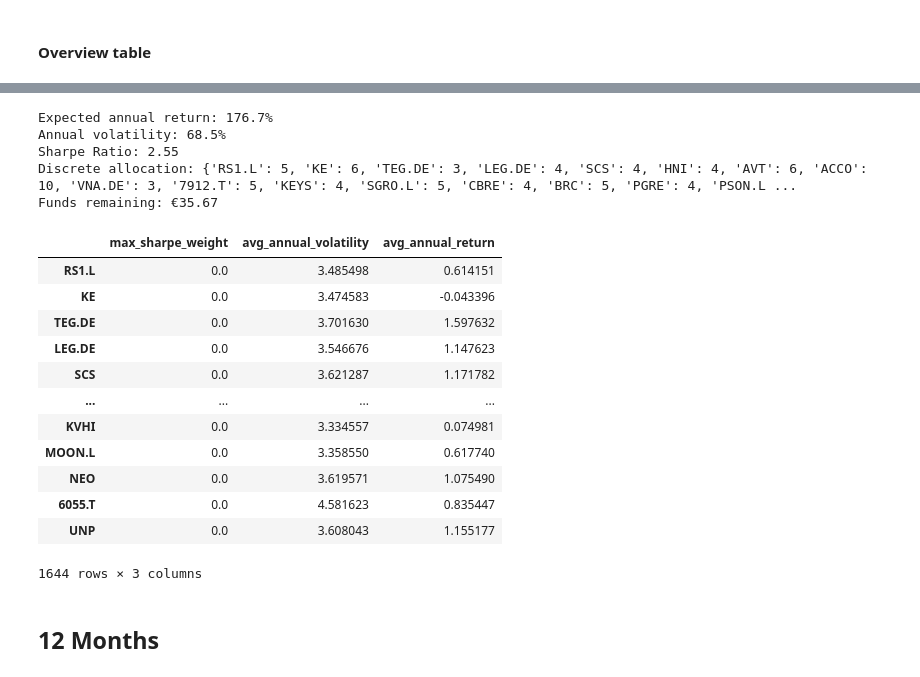
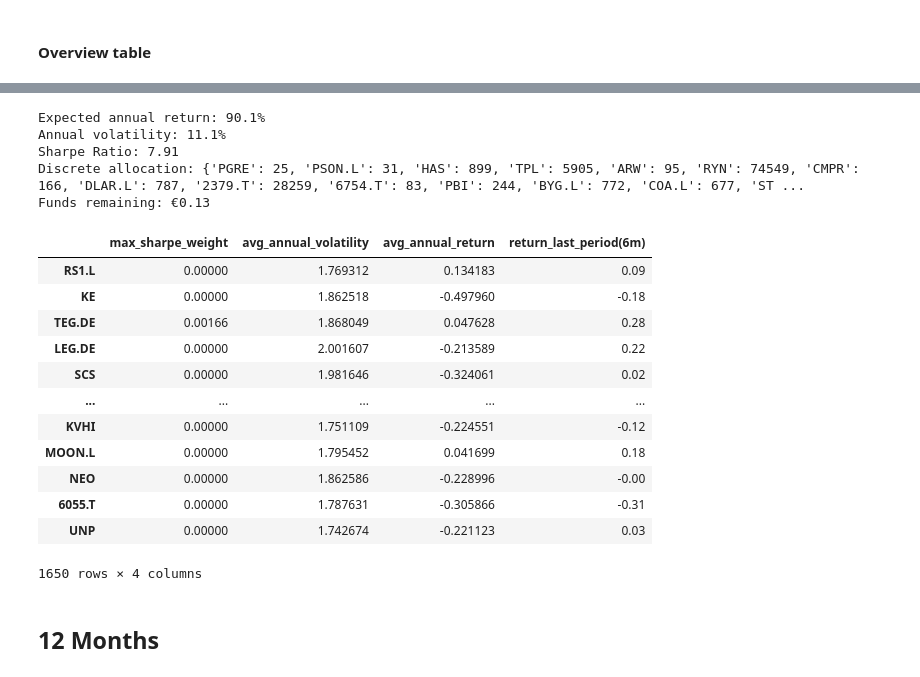
Before and after one commit to Herb-sh/sustainability_portfolio_optimisation, a Jupyter notebook: notebooks/4. models/XGBooster/4.3.1.XGBooster-univariate.ipynb, the cells around one changed output, grey strips where cells are left out. Cells and saved outputs as stored; diff of their text form; code cells hidden in the pictures.

```diff
--- a/notebooks/4. models/XGBooster/4.3.1.XGBooster-univariate.ipynb
+++ b/notebooks/4. models/XGBooster/4.3.1.XGBooster-univariate.ipynb
@@ -158,10 +167,10 @@ Funds remaining: €35.67
 ## 6 Months
 # %%
 importlib.reload(train_test)
-X_train, y_train, X_test, y_test = train_test.get_train_test(df_tabular, months=60, target_key='m_return_target(t+6)')
+X_train, y_train, X_test, y_test, min_datestr = train_test.get_train_test(df_tabular, months=60, target_key='m_return_target(t+6)')
 
 #
-model = xgboost.XGBRegressor(n_estimators=1000)
-model.fit(X_train, y_train,
+model_6m = xgboost.XGBRegressor(n_estimators=1000)
+model_6m.fit(X_train, y_train,
           eval_set=[(X_train, y_train), (X_test, y_test)],
           verbose=False)
@@ -168,8 +189,4 @@ model.fit(X_train, y_train,
 # %%
 months_6m = 6
-X_train_6m, y_train_6m, X_test_6m, y_test_6m = train_test.get_train_test(df_tabular, months=6,
+X_train_6m, y_train_6m, X_test_6m, y_test_6m, min_datestr = train_test.get_train_test(df_tabular, months=6,
                                                                          target_key='m_return_target(t+6)')
-
-# Predictions
-y_train_pred_6m = model.predict(X_train_6m)
-y_test_pred_6m = model.predict(X_test_6m)
@@ -181,3 +193,15 @@ y_train_mean_pred_6m, y_test_mean_pred_6m = comparison.get_train_test_mean_pred(
+# %%
+dt = datetime.strptime(min_datestr, '%Y-%m-%d')
+
+# get all training months without the last 6 months
+X_train_input_6m = X_train_6m.head(len(X_train_6m) - len(df.columns)*months_6m)
+# Get last 6 months of the training dataset and use as input to predict the next 6 months
+X_test_input_6m = X_train_6m.tail(len(df.columns)*months_6m)
+
+# Trained
+y_train_pred_6m = model_6m.predict(X_train_input_6m)
+# Predictions
+y_test_pred_6m = model_6m.predict(X_test_input_6m)
 # %% [markdown]
 ### 6 Months Actual vs Prediction
 # %%
@@ -190,9 +217,9 @@ comparison.generate_plot(df, df_tabular, y_train_mean_pred_6m, y_test_mean_pred_
 # %%
 # Get train true values followed with predicted month/s
 y_train_6m_list = y_train_6m['m_return_target(t+6)'].tolist()
-y_test_6m_list = y_test_pred_6m.tolist()
+y_pred_6m_list = y_test_pred_6m.tolist()
 #
-df_to_evaluate_6m = comparison.get_df_to_evaluate(df, y_train_1m_list, y_test_1m_list)
+df_to_evaluate_6m = comparison.get_df_from_pred_list(df, y_train_1m_list, y_pred_6m_list)
 df_to_evaluate_6m = df_to_evaluate_6m - 1
 df_to_evaluate_6m
 # %% [output]
@@ -212,38 +239,39 @@ df_to_evaluate_6m
 # %%
 importlib.reload(comparison)
 df_pred_6m, raw_weights_6m, mu_6m, S_6m, sigma_6m, sharpe_6m = comparison.get_portfolio_performance(df_to_evaluate_6m,
                                                                                                     "xgbooster_weights_6m.csv",
                                                                                                     min_avg_return=-0.5,
                                                                                                     months=12)
 comparison.create_discrete_allocation(df_pred_6m, raw_weights_6m)
 
 # Create overview
 df_view_6m = pd.DataFrame.from_dict(raw_weights_6m, orient='index', columns=['max_sharpe_weight'])
 # Extract volatilities (square root of diagonal elements)
 df_view_6m['avg_annual_volatility'] = pd.Series(np.sqrt(np.diag(S_6m)), index=S_6m.columns).values
 # Set annual returns
 df_view_6m['avg_annual_return'] = mu_6m.values
 #
+df_view_6m['return_last_period(6m)'] = round(df.tail(6).prod() - 1, 2)
 df_view_6m
 # %% [output]
-Expected annual return: 176.7%
-Annual volatility: 68.5%
-Sharpe Ratio: 2.55
-Discrete allocation: {'RS1.L': 5, 'KE': 6, 'TEG.DE': 3, 'LEG.DE': 4, 'SCS': 4, 'HNI': 4, 'AVT': 6, 'ACCO': 10, 'VNA.DE': 3, '7912.T': 5, 'KEYS': 4, 'SGRO.L': 5, 'CBRE': 4, 'BRC': 5, 'PGRE': 4, 'PSON.L ...
-Funds remaining: €35.67
+Expected annual return: 90.1%
+Annual volatility: 11.1%
+Sharpe Ratio: 7.91
+Discrete allocation: {'PGRE': 25, 'PSON.L': 31, 'HAS': 899, 'TPL': 5905, 'ARW': 95, 'RYN': 74549, 'CMPR': 166, 'DLAR.L': 787, '2379.T': 28259, '6754.T': 83, 'PBI': 244, 'BYG.L': 772, 'COA.L': 677, 'ST ...
+Funds remaining: €0.13
-|  | max_sharpe_weight | avg_annual_volatility | avg_annual_return |
-| RS1.L | 0.0 | 3.485498 | 0.614151 |
-| KE | 0.0 | 3.474583 | -0.043396 |
-| TEG.DE | 0.0 | 3.701630 | 1.597632 |
-| LEG.DE | 0.0 | 3.546676 | 1.147623 |
-| SCS | 0.0 | 3.621287 | 1.171782 |
-| ... | ... | ... | ... |
-| KVHI | 0.0 | 3.334557 | 0.074981 |
-| MOON.L | 0.0 | 3.358550 | 0.617740 |
-| NEO | 0.0 | 3.619571 | 1.075490 |
-| 6055.T | 0.0 | 4.581623 | 0.835447 |
-| UNP | 0.0 | 3.608043 | 1.155177 |
+|  | max_sharpe_weight | avg_annual_volatility | avg_annual_return | return_last_period(6m) |
+| RS1.L | 0.00000 | 1.769312 | 0.134183 | 0.09 |
+| KE | 0.00000 | 1.862518 | -0.497960 | -0.18 |
+| TEG.DE | 0.00166 | 1.868049 | 0.047628 | 0.28 |
+| LEG.DE | 0.00000 | 2.001607 | -0.213589 | 0.22 |
+| SCS | 0.00000 | 1.981646 | -0.324061 | 0.02 |
+| ... | ... | ... | ... | ... |
+| KVHI | 0.00000 | 1.751109 | -0.224551 | -0.12 |
+| MOON.L | 0.00000 | 1.795452 | 0.041699 | 0.18 |
+| NEO | 0.00000 | 1.862586 | -0.228996 | -0.00 |
+| 6055.T | 0.00000 | 1.787631 | -0.305866 | -0.31 |
+| UNP | 0.00000 | 1.742674 | -0.221123 | 0.03 |
-1644 rows × 3 columns
+1650 rows × 4 columns
 # %% [markdown]
 ## 12 Months
 # %%
```
Also changed, not shown: parts of 23 cells of this notebook, 3 other files.
